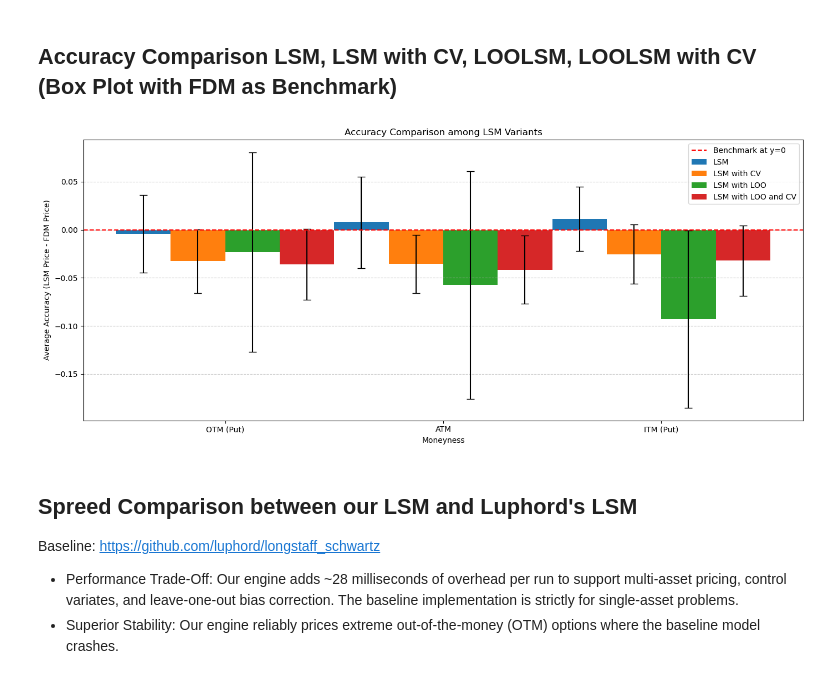
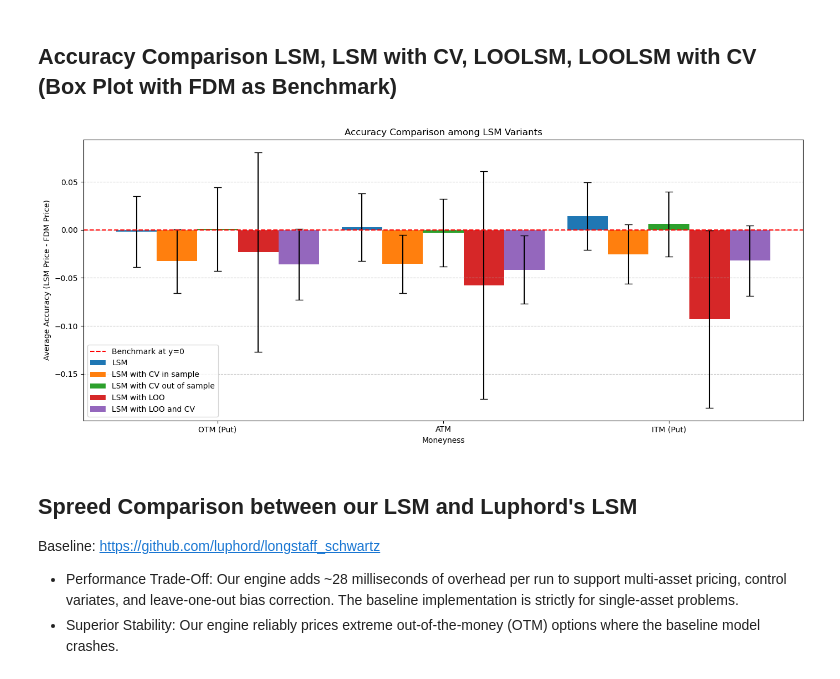
Before and after one commit to sockiesss/LSM_Option_Pricing, a Jupyter notebook: notebooks/tests.ipynb, the cells around one changed output. Saved outputs shown, nothing was run; the diff lists cells and outputs as text; code cells hidden in the pictures.

```diff
--- a/notebooks/tests.ipynb
+++ b/notebooks/tests.ipynb
@@ -187,7 +184,8 @@ def LSM(S0, K, T, r, q, sigma, n_steps, n_paths, degree, option_type='put', cont
 # LSM Function with Control Variate Method adopted
 def LSM_CV(S0, K, T, r, q, sigma, n_steps, n_paths, degree,
            option_type='put',
-           control_type = 'european_at_maturity'):
+           control_type = 'european_at_maturity',
+           control_oos = True):
     gbm = GeometricBrownianMotion(S0=S0, r=r, q=q, sigma=sigma)
     put_payoff = VanillaPayoff(strike=K, option_type=option_type)
     laguerre_basis = LaguerrePolynomials(degree=degree)
@@ -204,6 +202,7 @@ def LSM_CV(S0, K, T, r, q, sigma, n_steps, n_paths, degree,
         rng=np.random.default_rng(42),
         use_antithetic=False,
         control_variate=control_type,
+        cv_oos=control_oos,
         cache=False
     )
 
@@ -242,7 +241,9 @@ def LSM_LOO(S0, K, T, r, q, sigma, n_steps, n_paths, degree,
 # %%
 # LSM Function with Leave-One-Out (LOO) Cross-Validation Method and Control Variate Method adopted
 def LOOLSM_CV(S0, K, T, r, q, sigma, n_steps, n_paths, degree,
-              option_type='put', control_type='european_at_exercise', use_loo=True):
+              option_type='put',
+              control_type='european_at_exercise', control_oos=False,
+              use_loo=True):
     gbm = GeometricBrownianMotion(S0=S0, r=r, q=q, sigma=sigma)
     put_payoff = VanillaPayoff(strike=K, option_type=option_type)
     laguerre_basis = LaguerrePolynomials(degree=degree)
@@ -260,6 +261,7 @@ def LOOLSM_CV(S0, K, T, r, q, sigma, n_steps, n_paths, degree,
         rng=np.random.default_rng(42),
         use_antithetic=False,
         control_variate=control_type,
+        cv_oos=control_oos,
         cache=False,
         use_loo=use_loo
     )
@@ -288,15 +290,18 @@ print(f"LSM Price: {round(lsm_price, 6)}, Standard Deviation: {round(lsm_std, 6)
 # LSM with CV: European Option at Maturity
 lsm_cv_price, lsm_cv_std = LSM(S0, K, T, r, q, sigma, n_steps, n_paths, degree, control_type='european_at_maturity')
 print(f"LSM with CV at Maturity Price: {round(lsm_cv_price, 6)}, Standard Deviation: {round(lsm_cv_std, 6)}")
-#LSM with CV: European Option at Exercise
-lsm_CV_price, lsm_CV_std = LSM_CV(S0, K, T, r, q, sigma, n_steps, n_paths, degree, control_type='european_at_exercise')
-print(f"LSM with CV at Exercise Price: {round(lsm_CV_price, 6)}, Standard Deviation: {round(lsm_CV_std, 6)}")
+#LSM with CV: European Option at Exercise (in sample)
+lsm_CV_price, lsm_CV_std = LSM_CV(S0, K, T, r, q, sigma, n_steps, n_paths, degree, control_type='european_at_exercise',control_oos=False)
+print(f"LSM with CV at Exercise Price (in sample): {round(lsm_CV_price, 6)}, Standard Deviation: {round(lsm_CV_std, 6)}")
+#LSM with CV: European Option at Exercise (out of sample)
+lsm_CV_price, lsm_CV_std = LSM_CV(S0, K, T, r, q, sigma, n_steps, n_paths, degree, control_type='european_at_exercise', control_oos=True)
+print(f"LSM with CV at Exercise Price (out of sample): {round(lsm_CV_price, 6)}, Standard Deviation: {round(lsm_CV_std, 6)}")
 
 # LSM with LOO
 lsm_loo_price, lsm_loo_std = LSM_LOO(S0, K, T, r, q, sigma, n_steps, n_paths, degree, use_loo=True)
 print(f"LSM with LOO Price: {round(lsm_loo_price, 6)}, Standard Deviation: {round(lsm_loo_std, 6)}")
 
 # LSM with both CV and LOO
-lsm_loo_cv_price, lsm_loo_cv_std = LOOLSM_CV(S0, K, T, r, q, sigma, n_steps, n_paths, degree, control_type='european_at_exercise', use_loo=True)
+lsm_loo_cv_price, lsm_loo_cv_std = LOOLSM_CV(S0, K, T, r, q, sigma, n_steps, n_paths, degree, control_type='european_at_exercise', control_oos=False, use_loo=True)
 print(f"LSM with both CV and LOO Price: {round(lsm_loo_cv_price, 6)}, Standard Deviation: {round(lsm_loo_cv_std, 6)}")
 # %% [output]
@@ -364,8 +370,11 @@ models.append(
     comparison(LSM_CV, "LSM + Control Variate at maturity", benchmark_price, **cargs, n_steps=n_steps, n_paths=n_paths, degree=3,
                control_type = 'european_at_maturity'))
 models.append(
-    comparison(LSM_CV, "LSM + Control Variate at excercise", benchmark_price, **cargs, n_steps=n_steps, n_paths=n_paths, degree=3,
-               control_type = 'european_at_exercise'))
+    comparison(LSM_CV, "LSM + Control Variate at excercise (in sample)", benchmark_price, **cargs, n_steps=n_steps, n_paths=n_paths, degree=3,
+               control_type = 'european_at_exercise', control_oos = False))
+models.append(
+    comparison(LSM_CV, "LSM + Control Variate at excercise (out of sample)", benchmark_price, **cargs, n_steps=n_steps, n_paths=n_paths, degree=3,
+               control_type = 'european_at_exercise', control_oos=True))
 models.append(
     comparison(LSM_LOO, "LSM + Leave One Out Cross Validation", benchmark_price, **cargs, n_steps=n_steps, n_paths=n_paths, degree=3,
                use_loo=True))
@@ -2024,38 +2133,41 @@ plt.show()
 # %%
 # Box Plot to visualize the accuracy distribution among four LSM variants across different moneyness buckets
 categories = accuracy_df['Moneyness_Bucket'].unique()
 lsm = accuracy_df.groupby('Moneyness_Bucket')['Accuracy (LSM vs. FDM)'].mean()
-lsm_cv = accuracy_df.groupby('Moneyness_Bucket')['Accuracy (LSM CV vs. FDM)'].mean()
+lsm_cv = accuracy_df.groupby('Moneyness_Bucket')['Accuracy (LSM CV in sample vs. FDM)'].mean()
+lsm_cv_oos = accuracy_df.groupby('Moneyness_Bucket')['Accuracy (LSM CV out of sample vs. FDM)'].mean()
 lsm_loo = accuracy_df.groupby('Moneyness_Bucket')['Accuracy (LSM LOO vs. FDM)'].mean()
 lsm_loo_cv = accuracy_df.groupby('Moneyness_Bucket')['Accuracy (LSM LOO CV vs. FDM)'].mean()
 
 lsm_sd = accuracy_df.groupby('Moneyness_Bucket')['Accuracy (LSM vs. FDM)'].std()
-lsm_cv_sd = accuracy_df.groupby('Moneyness_Bucket')['Accuracy (LSM CV vs. FDM)'].std()
+lsm_cv_sd = accuracy_df.groupby('Moneyness_Bucket')['Accuracy (LSM CV in sample vs. FDM)'].std()
+lsm_cv_sd_oos = accuracy_df.groupby('Moneyness_Bucket')['Accuracy (LSM CV out of sample vs. FDM)'].std()
 lsm_loo_sd = accuracy_df.groupby('Moneyness_Bucket')['Accuracy (LSM LOO vs. FDM)'].std()
 lsm_loo_cv_sd = accuracy_df.groupby('Moneyness_Bucket')['Accuracy (LSM LOO CV vs. FDM)'].std()
 
 x = np.arange(len(categories)) # label location along x-aix
-w = 0.25 # bar width
+w = 0.18 # bar width
 
 fig, axes = plt.subplots(figsize=(14, 6))
 
-axes.bar(x - 1.5*w, lsm, width=w, yerr =lsm_sd, label='LSM', capsize = 5)
-axes.bar(x - 0.5*w, lsm_cv, width=w, yerr =lsm_cv_sd, label='LSM with CV', capsize = 5)
-axes.bar(x + 0.5*w, lsm_loo, width=w, yerr =lsm_loo_sd, label='LSM with LOO', capsize = 5)
-axes.bar(x + 1.5*w, lsm_loo_cv, width=w, yerr =lsm_loo_cv_sd, label='LSM with LOO and CV', capsize = 5)
+axes.bar(x - 2*w, lsm, width=w, yerr =lsm_sd, label='LSM', capsize = 5)
+axes.bar(x - 1*w, lsm_cv, width=w, yerr =lsm_cv_sd, label='LSM with CV in sample', capsize = 5)
+axes.bar(x - 0*w, lsm_cv_oos, width=w, yerr =lsm_cv_sd_oos, label='LSM with CV out of sample', capsize = 5)
+axes.bar(x + 1*w, lsm_loo, width=w, yerr =lsm_loo_sd, label='LSM with LOO', capsize = 5)
+axes.bar(x + 2*w, lsm_loo_cv, width=w, yerr =lsm_loo_cv_sd, label='LSM with LOO and CV', capsize = 5)
 
 axes.axhline(y=0, color='red', linestyle='--', label='Benchmark at y=0')
 axes.set_xticks(x)
 axes.set_xticklabels(categories)
 axes.set_xlabel('Moneyness')
 axes.set_ylabel('Average Accuracy (LSM Price - FDM Price)')
 axes.set_title('Accuracy Comparison among LSM Variants')
 axes.legend()
 axes.grid(axis='y', linestyle='--', alpha=0.7)
 plt.tight_layout()
 plt.show()
 # %% [output]
-[figure, old version]
+[figure, new version]
 # %% [markdown]
 ## Spreed Comparison between our LSM and Luphord's LSM
 Baseline: https://github.com/luphord/longstaff_schwartz
```
Also changed, not shown: parts of 10 cells of this notebook, 1 other file.
